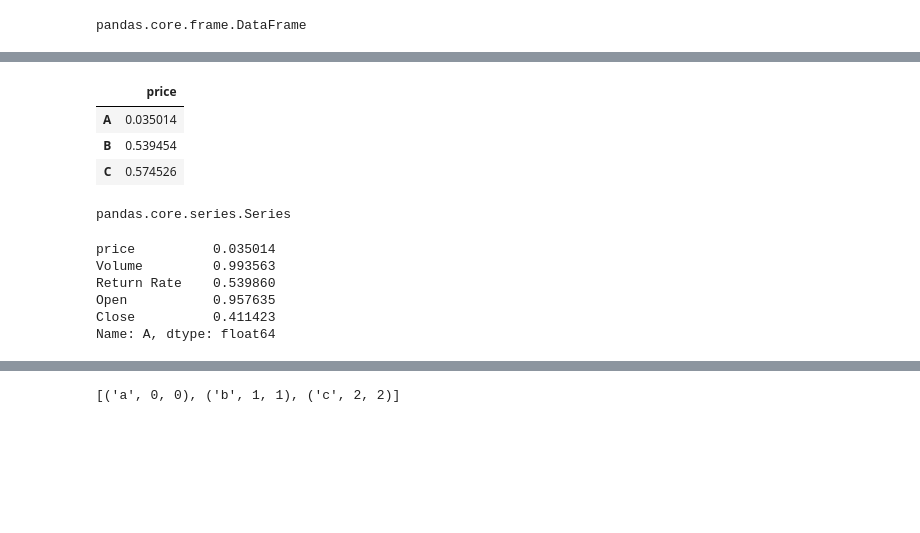
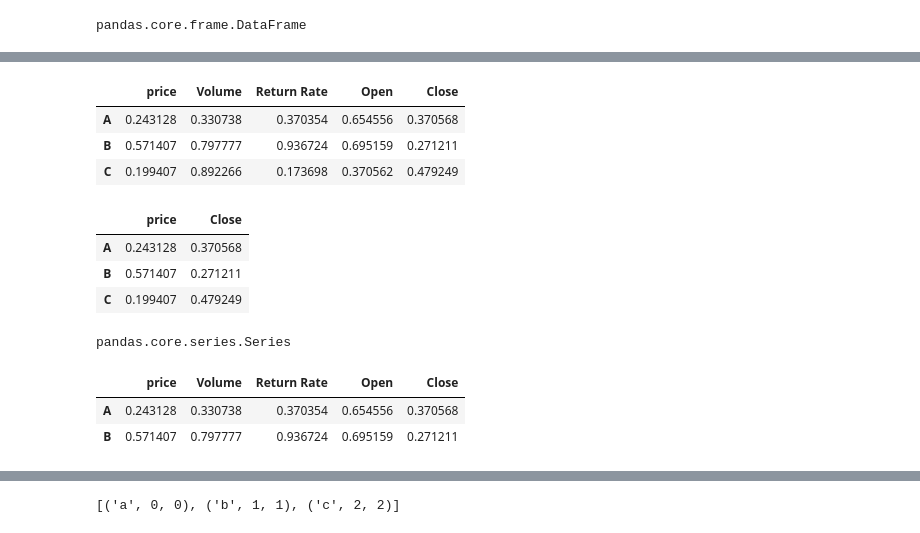
Before and after one commit to secmldev/quick-start-python, a Jupyter notebook: 104_pandas_exploring.ipynb, the cells around one changed output, grey strips where cells are left out. Drawn from its saved outputs; the diff is of its cells as text; code cells hidden in the pictures; blank space fills up the shorter version.

```diff
--- a/104_pandas_exploring.ipynb
+++ b/104_pandas_exploring.ipynb
@@ -124,23 +204,27 @@ class DataFrame(pandas.core.generic.NDFrame, pandas.core.arraylike.OpsMixin)
+# %%
+df
+# %% [output]
+|  | price | Volume | Return Rate | Open | Close |
+| A | 0.243128 | 0.330738 | 0.370354 | 0.654556 | 0.370568 |
+| B | 0.571407 | 0.797777 | 0.936724 | 0.695159 | 0.271211 |
+| C | 0.199407 | 0.892266 | 0.173698 | 0.370562 | 0.479249 |
 # %%
-df[['price']]
+df[['price', 'Close']]
 # %% [output]
-|  | price |
-| A | 0.035014 |
-| B | 0.539454 |
-| C | 0.574526 |
+|  | price | Close |
+| A | 0.243128 | 0.370568 |
+| B | 0.571407 | 0.271211 |
+| C | 0.199407 | 0.479249 |
 # %%
 type(df['price'])
 # %% [output]
 pandas.core.series.Series
 # %%
-df.loc['A']
+df.loc[['A', 'B']]
 # %% [output]
-price          0.035014
-Volume         0.993563
-Return Rate    0.539860
-Open           0.957635
-Close          0.411423
-Name: A, dtype: float64
+|  | price | Volume | Return Rate | Open | Close |
+| A | 0.243128 | 0.330738 | 0.370354 | 0.654556 | 0.370568 |
+| B | 0.571407 | 0.797777 | 0.936724 | 0.695159 | 0.271211 |
 # %%
 df['Volume']['A']
 # %% [output]
```
Also changed, not shown: parts of 23 cells of this notebook, 13 other files.
